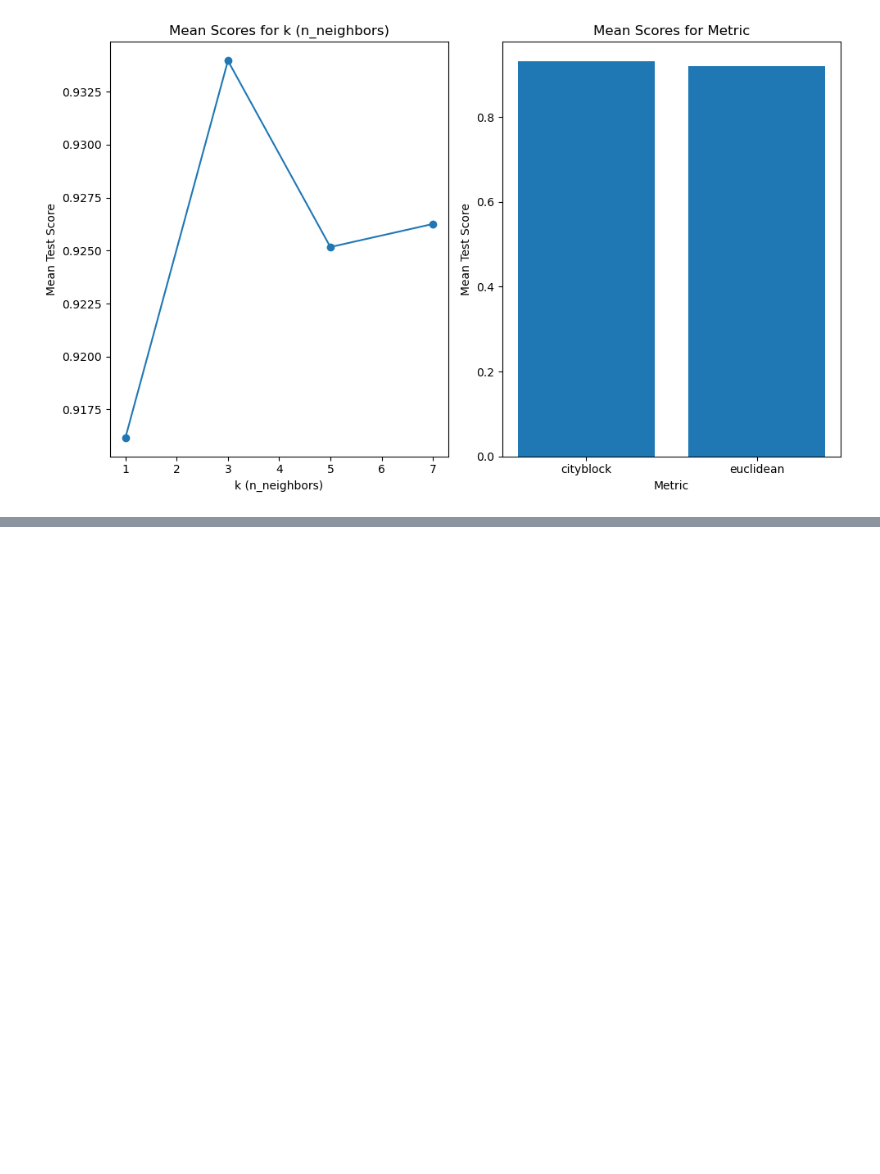
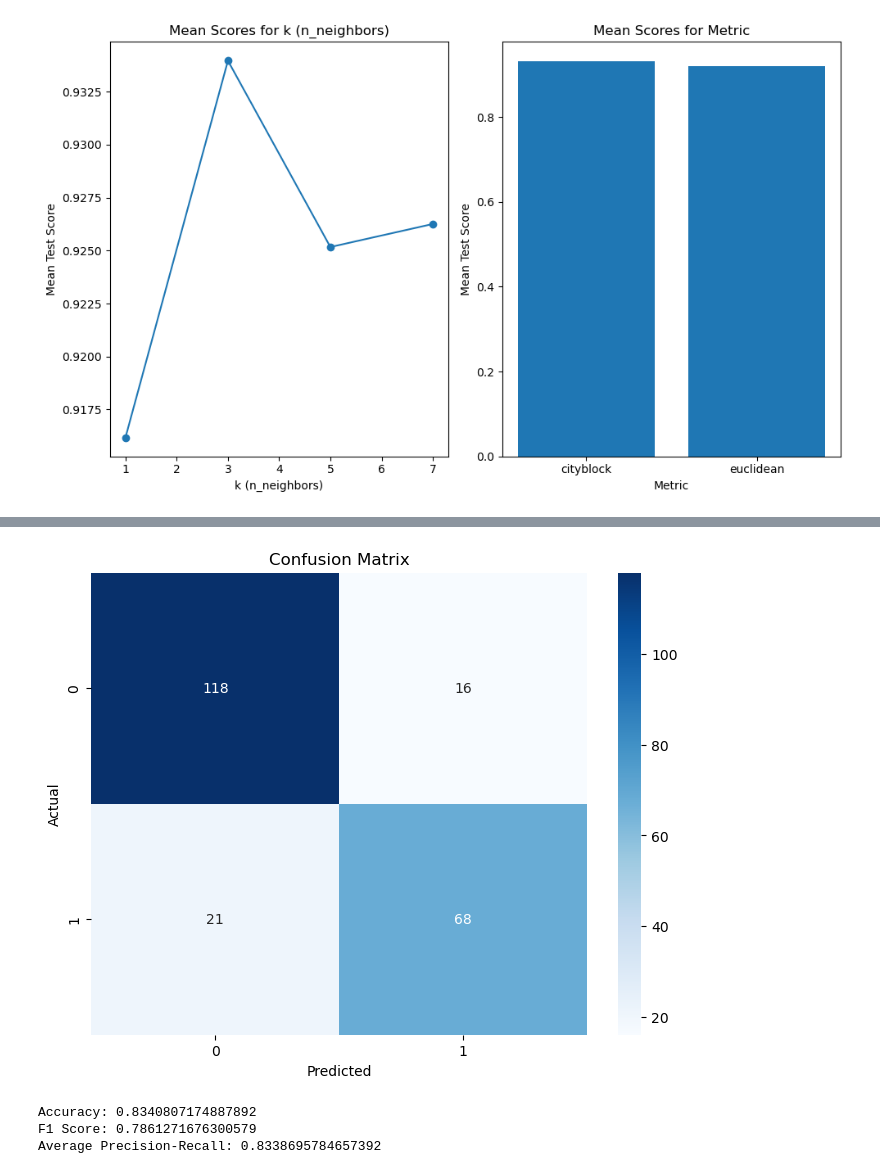
Before and after one commit to pweglik/data-exploration, a Jupyter notebook: lab2/lab2.ipynb, the cells around one changed output, grey strips where cells are left out. Saved outputs shown, nothing was run; the diff lists cells and outputs as text; code cells hidden in the pictures; blank space fills up the shorter version.

```diff
--- a/lab2/lab2.ipynb
+++ b/lab2/lab2.ipynb
@@ -371,0 +377,6 @@ Dla zbioru breast cancer - ponownie, metryka odległości nie ma znaczenia i lic
+# %%
+from sklearn.ensemble import RandomForestClassifier
+parameters = {'criterion':['entropy', 'gini'], 'max_depth': np.arange(1, 15), 'min_samples_leaf': np.arange(1, 101, 10)}
+tree_clf = RandomForestClassifier(random_state=42)
+clf = GridSearchCV(tree_clf, parameters, cv=10)
+clf.fit(train.iloc[:, 1:], train.iloc[:, 0])
@@ -371,0 +456,44 @@ Dla zbioru breast cancer - ponownie, metryka odległości nie ma znaczenia i lic
+# %%
+from sklearn.model_selection import train_test_split
+
+X = train.iloc[:, 1:]
+y = train.iloc[:, 0]
+X_train, X_test, y_train, y_test = train_test_split(X, y, test_size=0.25, random_state=42)
+# %%
+from sklearn.metrics import confusion_matrix
+import seaborn as sns
+
+# Assuming clf is your trained model
+# Make predictions on the test set
+y_pred = clf.best_estimator_.predict(X_test)
+
+# Calculate confusion matrix
+conf_matrix = confusion_matrix(y_test, y_pred)
+
+# Plot confusion matrix as a heatmap
+plt.figure(figsize=(8, 6))
+sns.heatmap(conf_matrix, annot=True, fmt='d', cmap='Blues',
+            xticklabels=np.unique(y_test), yticklabels=np.unique(y_test))
+plt.title('Confusion Matrix')
+plt.xlabel('Predicted')
+plt.ylabel('Actual')
+plt.show()
+# %% [output]
+[figure, added]
+# %%
+from sklearn.metrics import accuracy_score, f1_score, precision_recall_curve, auc
+
+accuracy = accuracy_score(y_test, y_pred)
+print("Accuracy:", accuracy)
+
+f1 = f1_score(y_test, y_pred)
+print("F1 Score:", f1)
+
+precision, recall, _ = precision_recall_curve(y_test, y_pred)
+
+average_precision = auc(recall, precision)
+print("Average Precision-Recall:", average_precision)
+# %% [output]
+Accuracy: 0.8340807174887892
+F1 Score: 0.7861271676300579
+Average Precision-Recall: 0.8338695784657392
```
Also changed, not shown: parts of 17 cells of this notebook.
